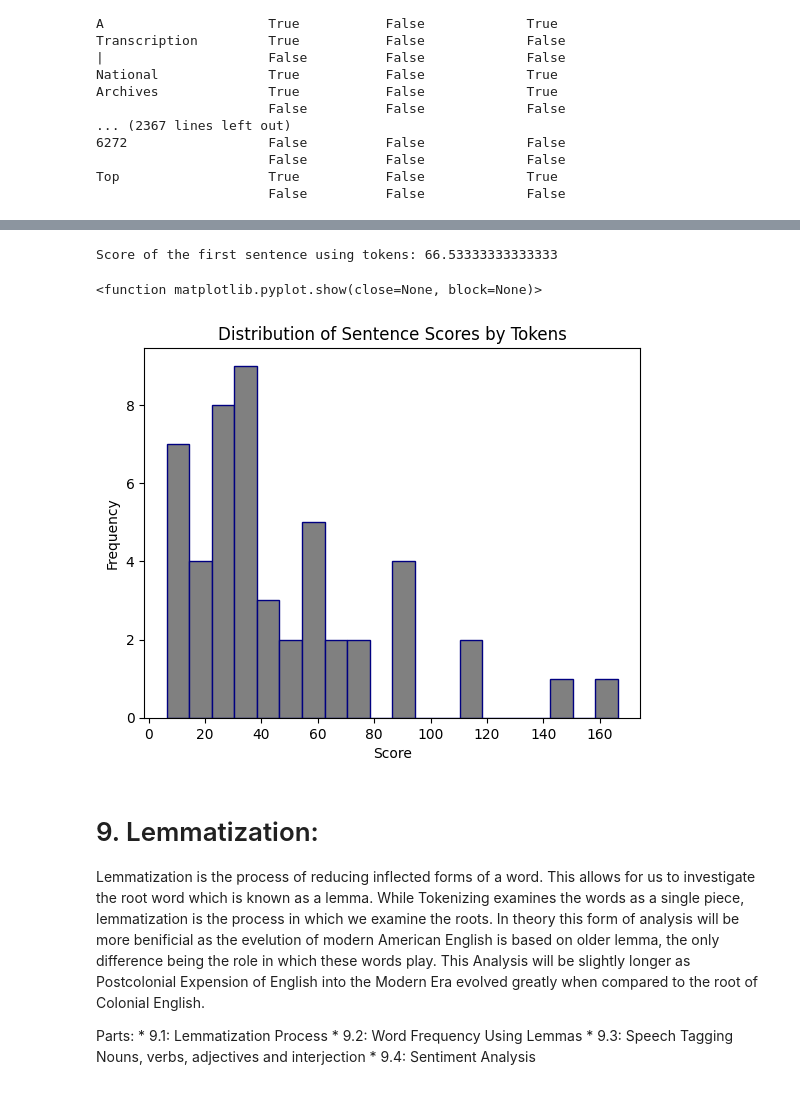
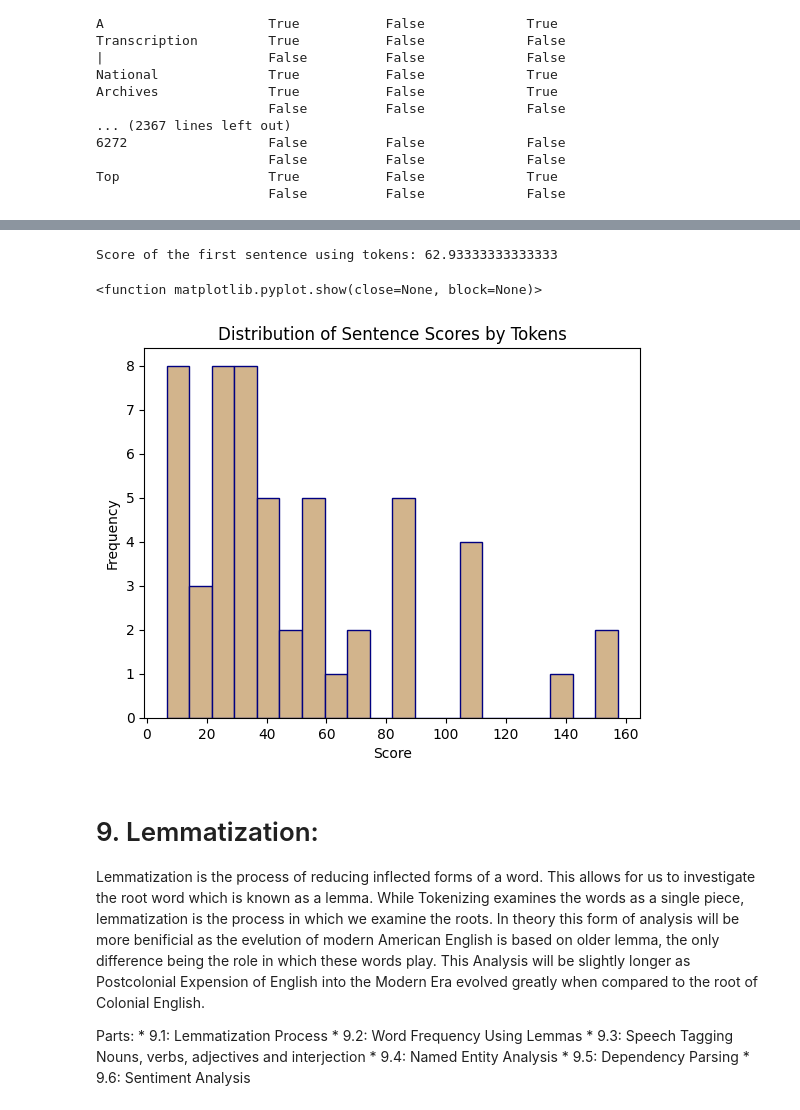
Before and after one commit to accoffin12/mining_Declaration_Independence, a Jupyter notebook: spaCy_dive1.ipynb, the cells around one changed output, grey strips where cells are left out. Cells and saved outputs as stored; diff of their text form; code cells hidden in the pictures.

```diff
--- a/spaCy_dive1.ipynb
+++ b/spaCy_dive1.ipynb
@@ -200,6 +200,8 @@ def preprocess_txt(text):
     doc = nlp(DeclarIndep_text)
     stop_words = nlp.Defaults.stop_words
     stop_words |= {"archives", "national", "documents", "independence", "·"}
+    stop_words.update(stop_words)
+    nlp.Defaults.stop_words = stop_words
     interesting_tokens = [token.text.lower() for token in doc if token.text.lower() not in nlp.Defaults.stop_words and token.text.lower() not in string.punctuation and not token.is_space]
 
     #tokens = [token.text.lower() for token in doc if token.text.lower() not in stop_words and token.text.lower() not in string.punctuation and not token.is_space]
@@ -324,0 +347,20 @@ Every form of sentiment analysis is different, so creating an analysis based on
+# %%
+# Removing Language Connected to the National Archives
+nlp = spacy.load("en_core_web_sm")
+stop_words = nlp.Defaults.stop_words
+new_stop_words = ["archives", "national", "online", "visit", "resources", "earch", "documents", "independence", "declaration", "·", "page", "main", "home", "menu", "bookmarks", "blogs", "educator", "resources", "home", "founding"]
+stop_words.update(new_stop_words)
+nlp.Defaults.stop_words = stop_words
+
+DeclarIndep_doc = nlp(DeclarIndep_text)
+
+words = [
+    token.text.lower()
+    for token in DeclarIndep_doc
+    if not token.is_stop and not token.is_punct and not token.is_space
+]
+
+most_common_words = Counter(words).most_common(5)
+print("Five most frequent words:")
+for word, frequency in most_common_words:
+    print(f"{word}: {frequency}")
@@ -324,0 +379,7 @@ Every form of sentiment analysis is different, so creating an analysis based on
+# %%
+# The Dependency Parse
+import spacy
+from spacy import displacy
+import json
+nlp = spacy.load("en_core_web_sm")
+displacy.render(DeclarIndep_doc, style="dep")
@@ -335,10 +398,9 @@ def preprocess_txt(text):
 
     #process the article
     doc = nlp(DeclarIndep_text)
-    stop_words = nlp.Defaults.stop_words
-    stop_words |= {"archives", "national", "documents", "independence", "·"}
-    interesting_tokens = [token.text.lower() for token in doc if token.text.lower() not in nlp.Defaults.stop_words and token.text.lower() not in string.punctuation and not token.is_space]
-
+    #stop_words = nlp.Defaults.stop_words
+    #stop_words |= {"archives", "national", "documents", "independence", "·"}
+    interesting_tokens = [token.text.lower() for token in doc if not token.is_stop and not token.is_punct and not token.is_space]
     #tokens = [token.text.lower() for token in doc if token.text.lower() not in stop_words and token.text.lower() not in string.punctuation and not token.is_space]
     return interesting_tokens
 
@@ -353,36 +415,36 @@ first_sentence = DeclarIndep_text.split(".")[0]
 print("Score of the first sentence using tokens:", score_sentence_by_token(first_sentence, interesting_tokens))
 
 # Applying to the whole document through the form of sentences:
 
 import matplotlib.pyplot as plt
 
 sentences = [sent.text for sent in doc.sents]
 
 # Adding interesting tokens and scores
 def preprocess_txt(text):
     # Load spacy
     nlp = spacy.load('en_core_web_lg')
 
     #process the article
     doc = nlp(DeclarIndep_text)
     stop_words = nlp.Defaults.stop_words
     stop_words |= {"archives", "national", "documents", "independence", "·"}
     interesting_tokens = [token.text.lower() for token in doc if token.text.lower() not in nlp.Defaults.stop_words and token.text.lower() not in string.punctuation and not token.is_space]
 
     return interesting_tokens
 
 interesting_tokens = [token.text.lower() for token in doc if token.text.lower() not in nlp.Defaults.stop_words and token.text.lower() not in string.punctuation and not token.is_space]
 
 scores_by_tokens = [score_sentence_by_token(sentence, interesting_tokens) for sentence in sentences]
-plt.hist(scores_by_tokens, bins=20, color='grey', edgecolor="navy")
+plt.hist(scores_by_tokens, bins=20, color='tan', edgecolor="navy")
 plt.title("Distribution of Sentence Scores by Tokens")
 plt.xlabel("Score")
 plt.ylabel("Frequency")
 plt.show
 # %% [output]
-Score of the first sentence using tokens: 66.53333333333333
+Score of the first sentence using tokens: 62.93333333333333
 <function matplotlib.pyplot.show(close=None, block=None)>
-[figure, old version]
+[figure, new version]
 # %% [markdown]
 # 9. Lemmatization:
 Lemmatization is the process of reducing inflected forms of a word. This allows for us to investigate the root word which is known as a lemma. While Tokenizing examines the words as a single piece, lemmatization is the process in which we examine the roots. In theory this form of analysis will be more benificial as the evelution of modern American English is based on older lemma, the only difference being the role in which these words play. This Analysis will be slightly longer as Postcolonial Expension of English into the Modern Era evolved greatly when compared to the root of Colonial English.
@@ -391,4 +453,6 @@ Parts:
     * 9.1: Lemmatization Process
     * 9.2: Word Frequency Using Lemmas
     * 9.3: Speech Tagging Nouns, verbs, adjectives and interjection
-    * 9.4: Sentiment Analysis
+    * 9.4: Named Entity Analysis
+    * 9.5: Dependency Parsing
+    * 9.6: Sentiment Analysis
```
Also changed, not shown: parts of 13 cells of this notebook, 1 other file.
